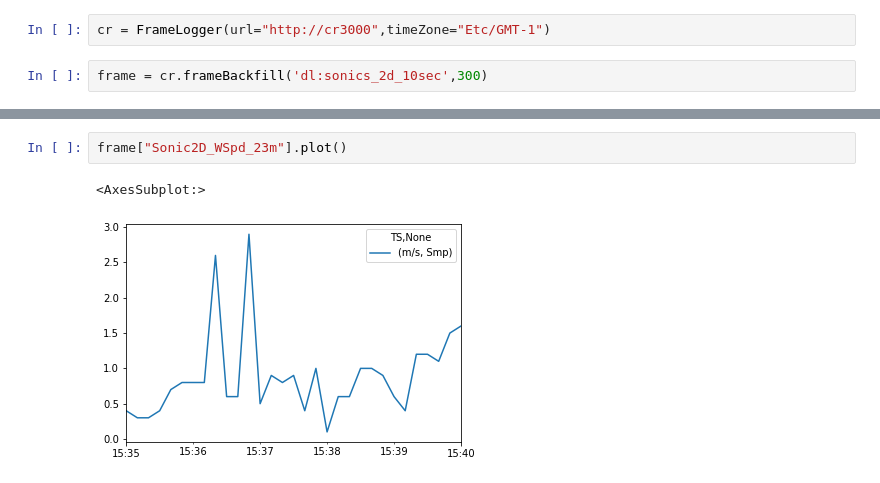
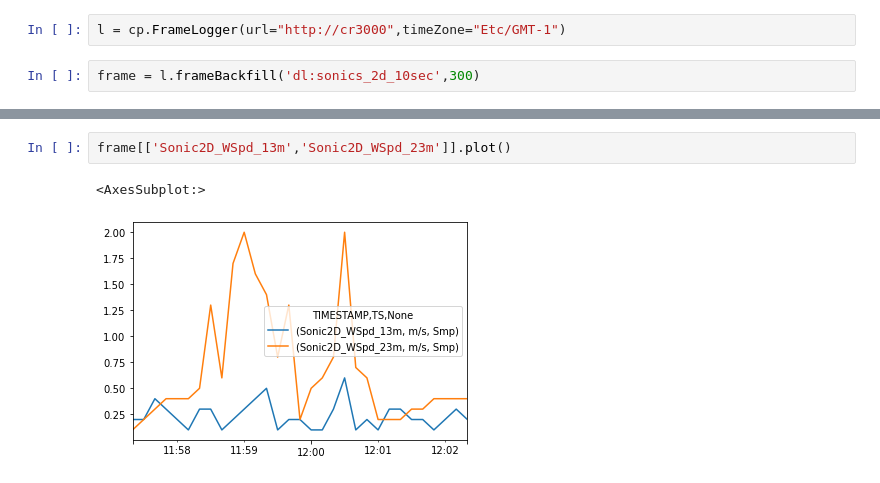
Before and after one commit to BayCEER/python-campbell-logger, a Jupyter notebook: docs/logger.ipynb, the cells around one changed output, grey strips where cells are left out. Cells and saved outputs as stored; diff of their text form.

```diff
--- a/docs/logger.ipynb
+++ b/docs/logger.ipynb
@@ -3,5 +3,5 @@ from campbell.logger import FrameLogger
 import matplotlib.pyplot as plt
 # %%
-cr = FrameLogger(url="http://cr3000",timeZone="Etc/GMT-1")
+l = cp.FrameLogger(url="http://cr3000",timeZone="Etc/GMT-1")
 # %%
-frame = cr.frameBackfill('dl:sonics_2d_10sec',300)
+frame = l.frameBackfill('dl:sonics_2d_10sec',300)
@@ -8,5 +19,5 @@ frame = cr.frameBackfill('dl:sonics_2d_10sec',300)
 # %%
-frame["Sonic2D_WSpd_23m"].plot()
+frame[['Sonic2D_WSpd_13m','Sonic2D_WSpd_23m']].plot()
 # %% [output]
 <AxesSubplot:>
-[figure, old version]
+[figure, new version]
```
Also changed, not shown: parts of 2 cells of this notebook, 6 other files.
